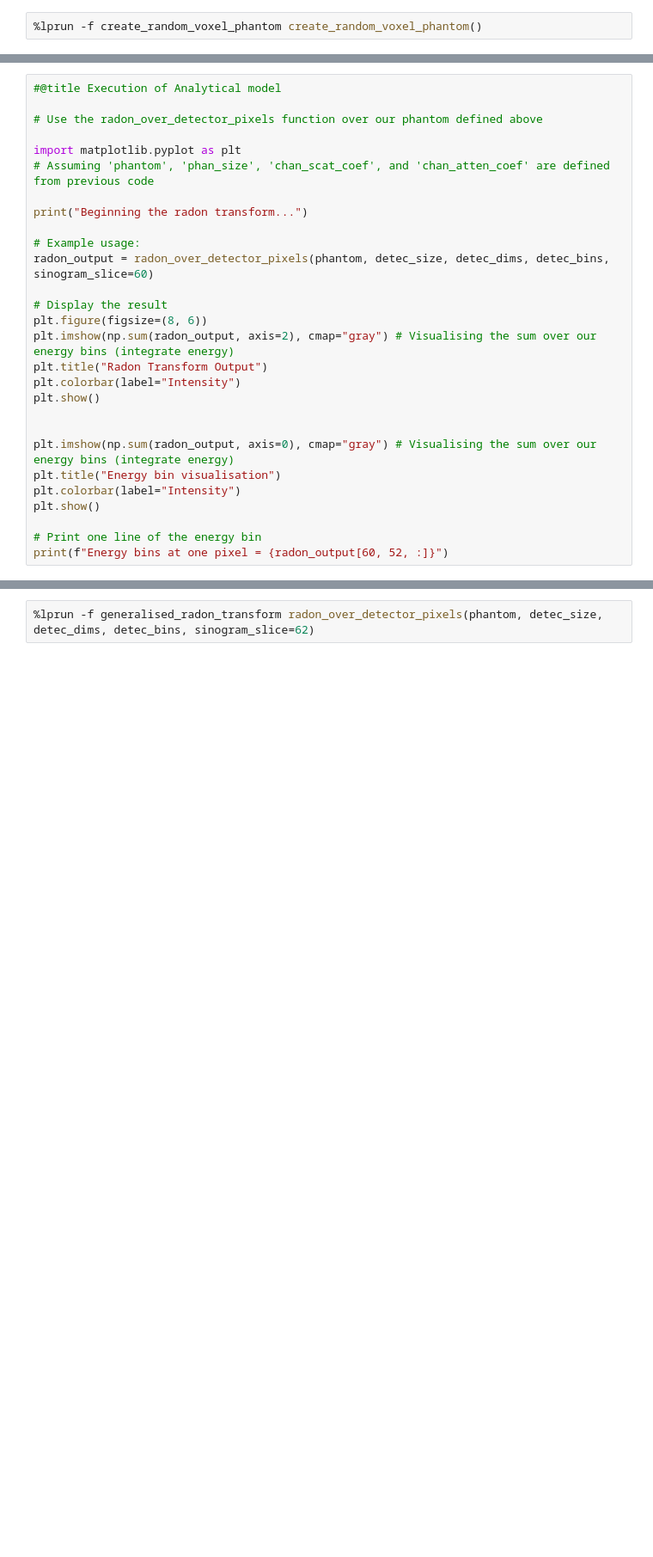
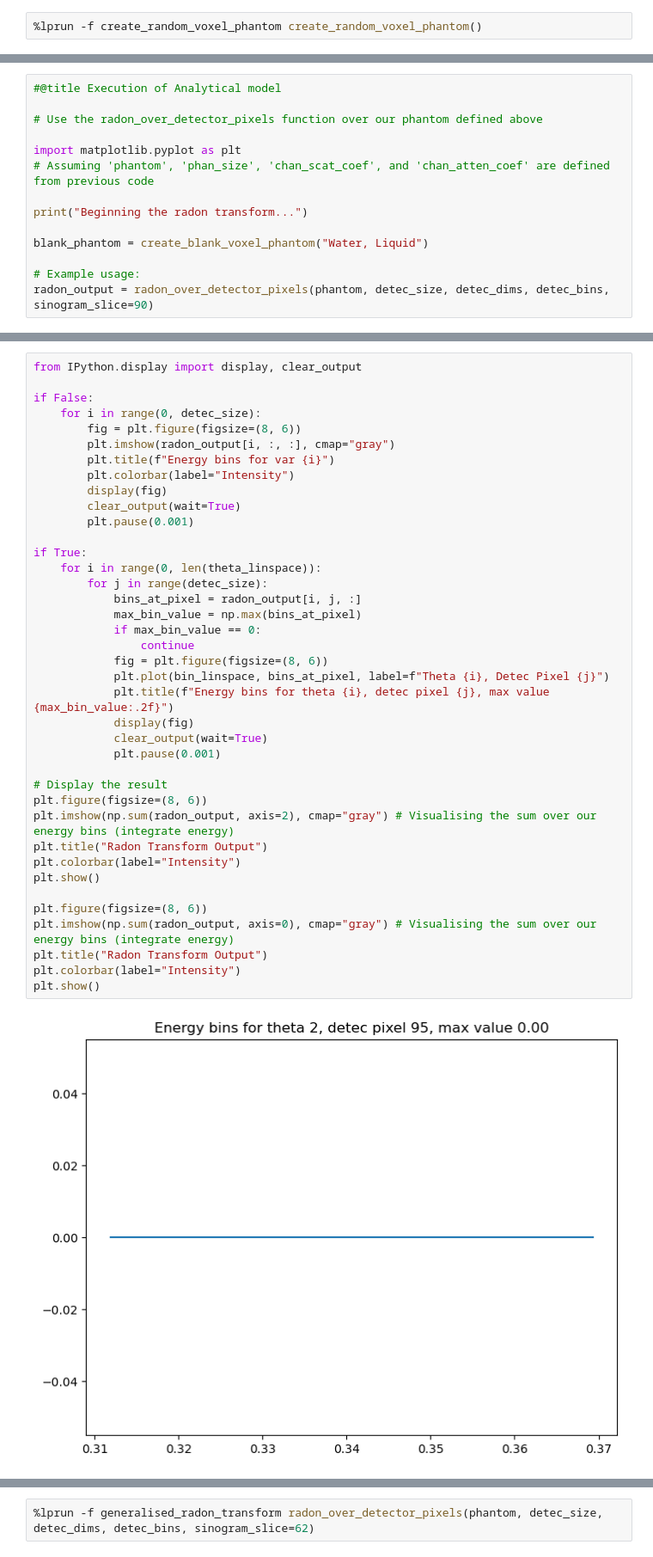
Before and after one commit to samuelnub/lircst-ana, a Jupyter notebook: src/AnalyticalCST.ipynb, the cells around one changed output, grey strips where cells are left out. Shown at 86% size. Cells and saved outputs as stored; diff of their text form; blank space fills up the shorter version.

Commit message:
Finally working energy bins :D, also we are using the KOMPRESSOR to shrink our old data

```diff
--- a/src/AnalyticalCST.ipynb
+++ b/src/AnalyticalCST.ipynb
@@ -1097,23 +1107,9 @@ import matplotlib.pyplot as plt
 
 print("Beginning the radon transform...")
 
+blank_phantom = create_blank_voxel_phantom("Water, Liquid")
+
 # Example usage:
-radon_output = radon_over_detector_pixels(phantom, detec_size, detec_dims, detec_bins, sinogram_slice=60)
-
-# Display the result
-plt.figure(figsize=(8, 6))
-plt.imshow(np.sum(radon_output, axis=2), cmap="gray") # Visualising the sum over our energy bins (integrate energy)
-plt.title("Radon Transform Output")
-plt.colorbar(label="Intensity")
-plt.show()
-
-
-plt.imshow(np.sum(radon_output, axis=0), cmap="gray") # Visualising the sum over our energy bins (integrate energy)
-plt.title("Energy bin visualisation")
-plt.colorbar(label="Intensity")
-plt.show()
-
-# Print one line of the energy bin
-print(f"Energy bins at one pixel = {radon_output[60, 52, :]}")
+radon_output = radon_over_detector_pixels(phantom, detec_size, detec_dims, detec_bins, sinogram_slice=90)
 # %% [output]
 Beginning the radon transform...
@@ -1138,0 +1116,41 @@ Energy bins at one pixel = [0.00024945 0.00024945 0.00024945 0.00024945 0.000249
+# %%
+from IPython.display import display, clear_output
+
+if False:
+    for i in range(0, detec_size):
+        fig = plt.figure(figsize=(8, 6))
+        plt.imshow(radon_output[i, :, :], cmap="gray")
+        plt.title(f"Energy bins for var {i}")
+        plt.colorbar(label="Intensity")
+        display(fig)
+        clear_output(wait=True)
+        plt.pause(0.001)
+
+if True:
+    for i in range(0, len(theta_linspace)):
+        for j in range(detec_size):
+            bins_at_pixel = radon_output[i, j, :]
+            max_bin_value = np.max(bins_at_pixel)
+            if max_bin_value == 0:
+                continue
+            fig = plt.figure(figsize=(8, 6))
+            plt.plot(bin_linspace, bins_at_pixel, label=f"Theta {i}, Detec Pixel {j}")
+            plt.title(f"Energy bins for theta {i}, detec pixel {j}, max value {max_bin_value:.2f}")
+            display(fig)
+            clear_output(wait=True)
+            plt.pause(0.001)
+
+# Display the result
+plt.figure(figsize=(8, 6))
+plt.imshow(np.sum(radon_output, axis=2), cmap="gray") # Visualising the sum over our energy bins (integrate energy)
+plt.title("Radon Transform Output")
+plt.colorbar(label="Intensity")
+plt.show()
+
+plt.figure(figsize=(8, 6))
+plt.imshow(np.sum(radon_output, axis=0), cmap="gray") # Visualising the sum over our energy bins (integrate energy)
+plt.title("Radon Transform Output")
+plt.colorbar(label="Intensity")
+plt.show()
+# %% [output]
+[figure, added]
```
Also changed, not shown: parts of 9 cells of this notebook, 2 other files.
